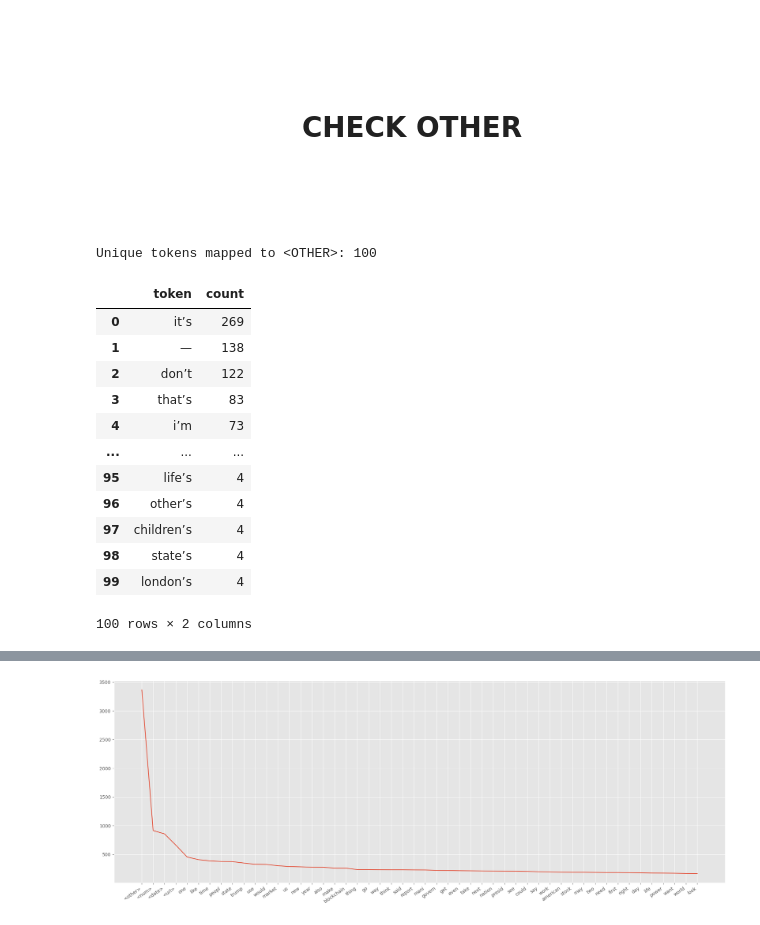
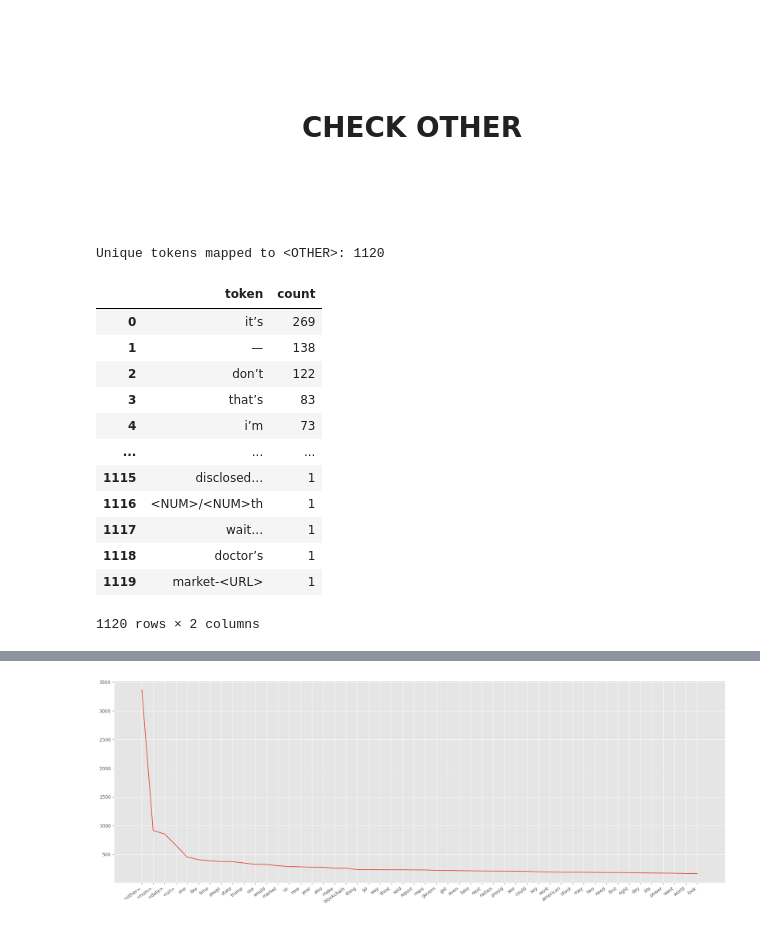
Before and after one commit to karlaugustnybo/Fake-News-Project, a Jupyter notebook: news/news_1.ipynb, the cells around one changed output, grey strips where cells are left out. Cells and saved outputs as stored; diff of their text form; code cells hidden in the pictures.

```diff
--- a/news/news_1.ipynb
+++ b/news/news_1.ipynb
@@ -117,34 +117,34 @@ def _collect_other(token, log):
 # %%
 from collections import Counter
 
 other_tokens = []
 for doc in df["content"].dropna().head(500):
     clean_text(doc, other_log=other_tokens)
 
 other_counts = (
     pd.DataFrame(
-        Counter(other_tokens).most_common(100),
+        Counter(other_tokens).most_common(2000),
         columns=["token", "count"],
     )
 )
 
 print(f"Unique tokens mapped to <OTHER>: {len(other_counts)}")
 other_counts
 # %% [output]
-Unique tokens mapped to <OTHER>: 100
+Unique tokens mapped to <OTHER>: 1120
 |  | token | count |
 | 0 | it’s | 269 |
 | 1 | — | 138 |
 | 2 | don’t | 122 |
 | 3 | that’s | 83 |
 | 4 | i’m | 73 |
 | ... | ... | ... |
-| 95 | life’s | 4 |
-| 96 | other’s | 4 |
-| 97 | children’s | 4 |
-| 98 | state’s | 4 |
-| 99 | london’s | 4 |
+| 1115 | disclosed… | 1 |
+| 1116 | <NUM>/<NUM>th | 1 |
+| 1117 | wait… | 1 |
+| 1118 | doctor’s | 1 |
+| 1119 | market-<URL> | 1 |
-100 rows × 2 columns
+1120 rows × 2 columns
 # %%
 # clean object cols
 natural_language_cols = [
```
Also changed, not shown: parts of 1 cell of this notebook.
